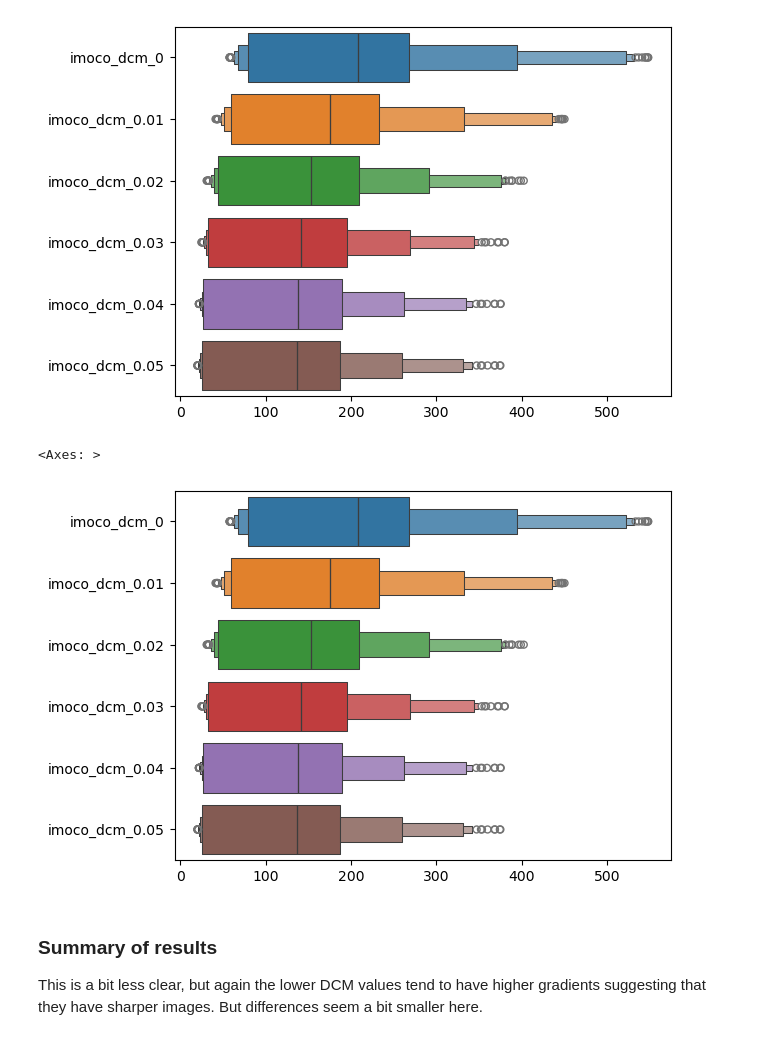
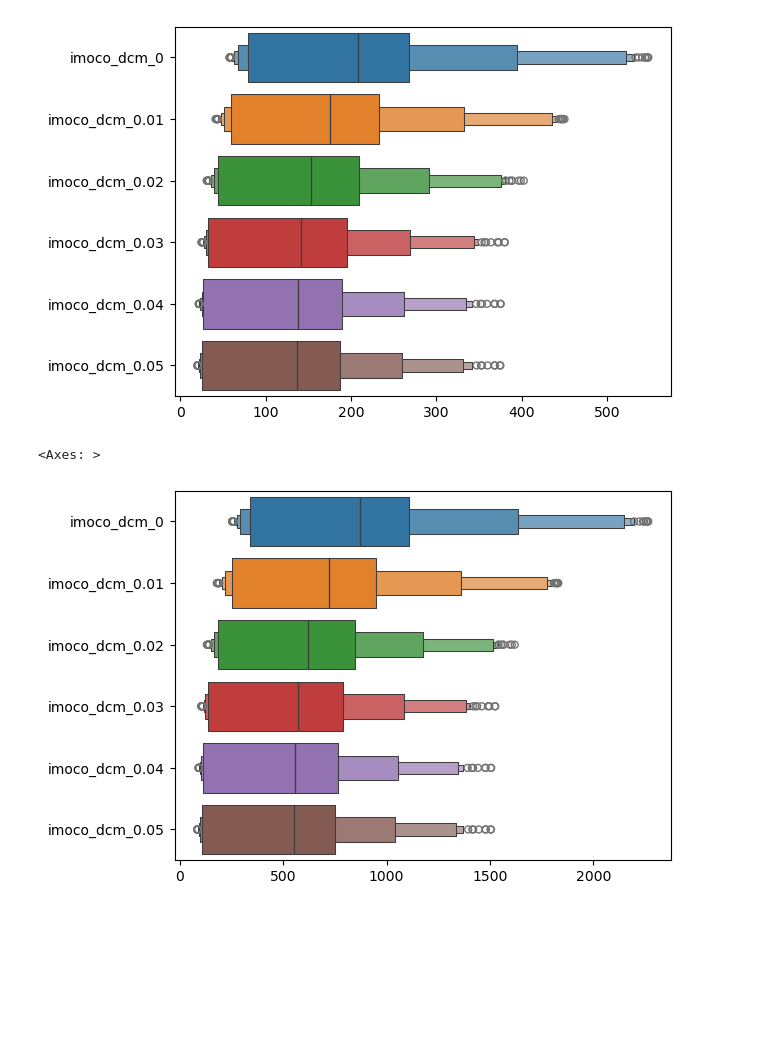
Before and after one commit to akshdeepsandhu/MRI, a Jupyter notebook: src/imoco_metrics/alt-metrics.ipynb, the cells around one changed output. Cells and saved outputs as stored; diff of their text form; code cells hidden in the pictures; blank space fills up the shorter version.

```diff
--- a/src/imoco_metrics/alt-metrics.ipynb
+++ b/src/imoco_metrics/alt-metrics.ipynb
@@ -94,8 +94,7 @@ for folder_name in sorted(os.listdir(base_folder)):
     if folder_name.startswith('imoco_dcm_'):
         folder_path = os.path.join(base_folder,folder_name)
         dicom_vol  = load_dicom_series(folder_path)
-        variance_dcm = dcm_var_of_lap(dicom_vol)
-        lammy_variances[folder_name] = variance_dcm
+        lammy_variances[folder_name] = dcm_var_of_lap(dicom_vol)
 
 variance_df = pd.DataFrame(lammy_variances)
 sns.violinplot(variance_df, orient='h', log_scale=True)
@@ -177,8 +176,6 @@ for folder_name in sorted(os.listdir(base_folder)):
     if folder_name.startswith('imoco_dcm_'):
         folder_path = os.path.join(base_folder,folder_name)
         dicom_vol  = load_dicom_series(folder_path)
-        sobel_grad_dcm = dcm_sobel(dicom_vol)
-        lammy_sobel_grad[folder_name] = sobel_grad_dcm
-        scharr_grad_dcm = dcm_scharr(dicom_vol)
-        lammy_scharr_grad[folder_name] = scharr_grad_dcm
+        lammy_sobel_grad[folder_name] = dcm_sobel(dicom_vol)
+        lammy_scharr_grad[folder_name] = dcm_scharr(dicom_vol)
 # %%
@@ -188,12 +184,7 @@ sns.boxenplot(sobel_df, orient='h')
 <Axes: >
 [figure]
 # %%
-scharr_df = pd.DataFrame(lammy_scharr_grad)
-sns.boxenplot(sobel_df, orient='h')
+sns.boxenplot(pd.DataFrame(lammy_scharr_grad), orient='h')
 # %% [output]
 <Axes: >
-[figure, old version]
+[figure, new version]
-# %% [markdown]
-### Summary of results
-
-This is a bit less clear, but again the lower DCM values tend to have higher gradients suggesting that they have sharper images. But differences seem a bit smaller here.
```
Also changed, not shown: parts of 10 cells of this notebook.
